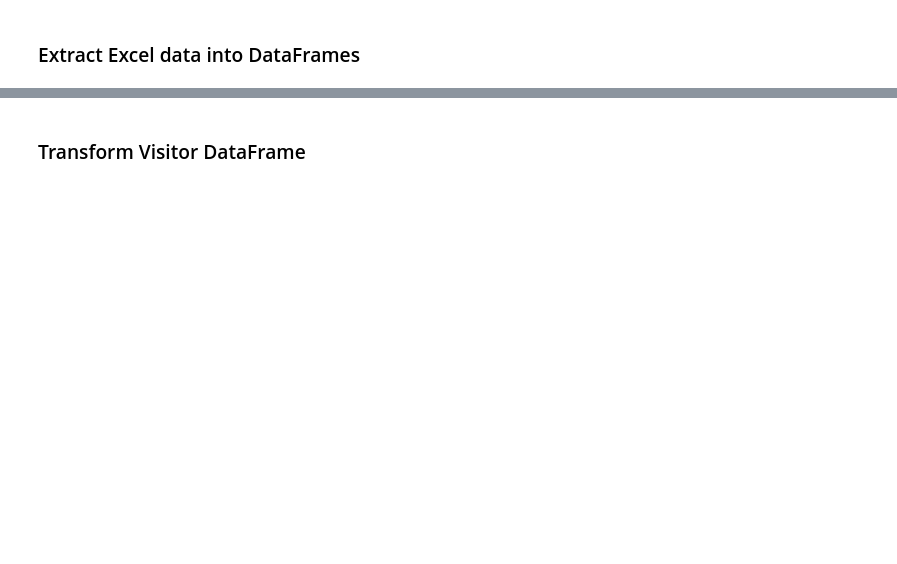
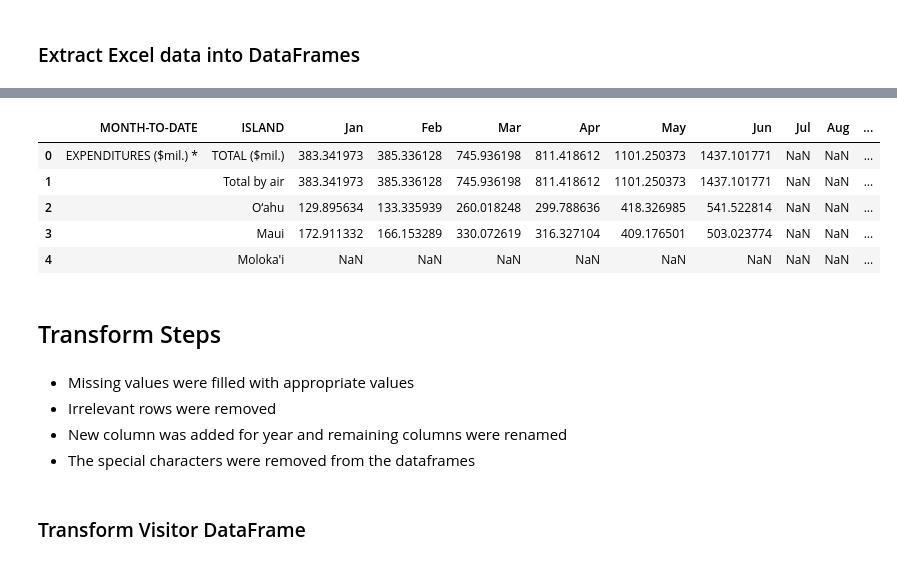
Before and after one commit to itspria/BootcampProject2, a Jupyter notebook: VisitorsDataExtraction.ipynb, the cells around one changed output, grey strips where cells are left out. Cells and saved outputs as stored; diff of their text form; code cells hidden in the pictures; blank space fills up the shorter version.

```diff
--- a/VisitorsDataExtraction.ipynb
+++ b/VisitorsDataExtraction.ipynb
@@ -24,2 +41,21 @@ df.head(150)
+# %%
+file = "Resources/Jun21.xls"
+df21 = pd.read_excel(file, sheet_name='Island',header=83, skipfooter=74, usecols='A:N')
+df21.fillna(value={'MONTH-TO-DATE':""}, inplace=True)
+df21.head()
+# %% [output]
+|  | MONTH-TO-DATE | ISLAND | Jan | Feb | Mar | Apr | May | Jun | Jul | Aug | ... |
+| 0 | EXPENDITURES ($mil.) * | TOTAL ($mil.) | 383.341973 | 385.336128 | 745.936198 | 811.418612 | 1101.250373 | 1437.101771 | NaN | NaN | ... |
+| 1 |  | Total by air | 383.341973 | 385.336128 | 745.936198 | 811.418612 | 1101.250373 | 1437.101771 | NaN | NaN | ... |
+| 2 |  | O‘ahu | 129.895634 | 133.335939 | 260.018248 | 299.788636 | 418.326985 | 541.522814 | NaN | NaN | ... |
+| 3 |  | Maui | 172.911332 | 166.153289 | 330.072619 | 316.327104 | 409.176501 | 503.023774 | NaN | NaN | ... |
+| 4 |  | Moloka'i | NaN | NaN | NaN | NaN | NaN | NaN | NaN | NaN | ... |
+# %% [markdown]
+## Transform Steps
+# %% [markdown]
+- Missing values were filled with appropriate values
+- Irrelevant rows were removed
+- New column was added for year and remaining columns were renamed
+- The special characters were removed from the dataframes
 # %% [markdown]
 ### Transform Visitor DataFrame
```
Also changed, not shown: parts of 18 cells of this notebook.
